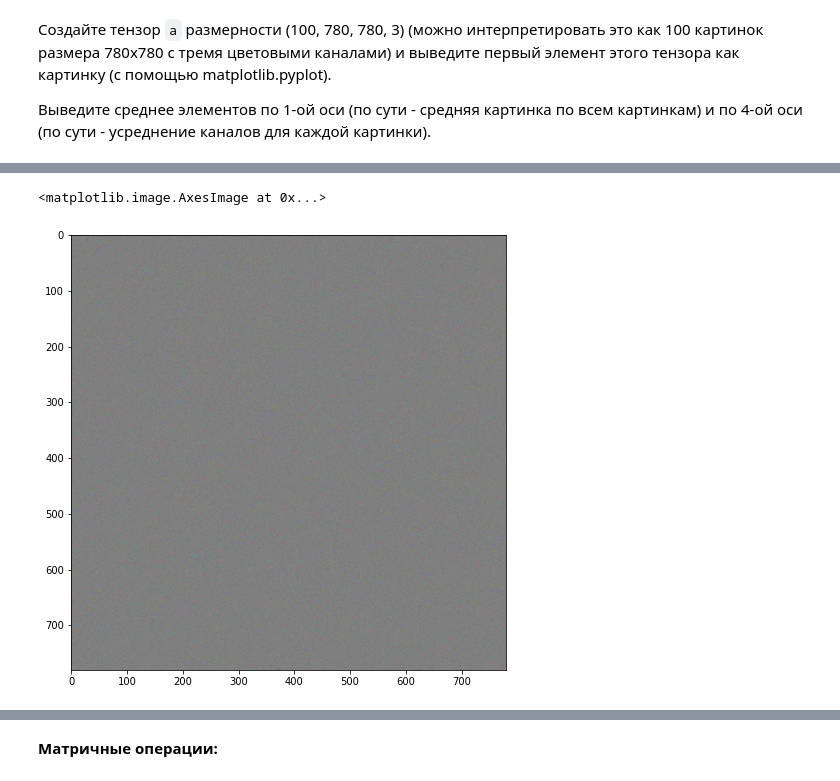
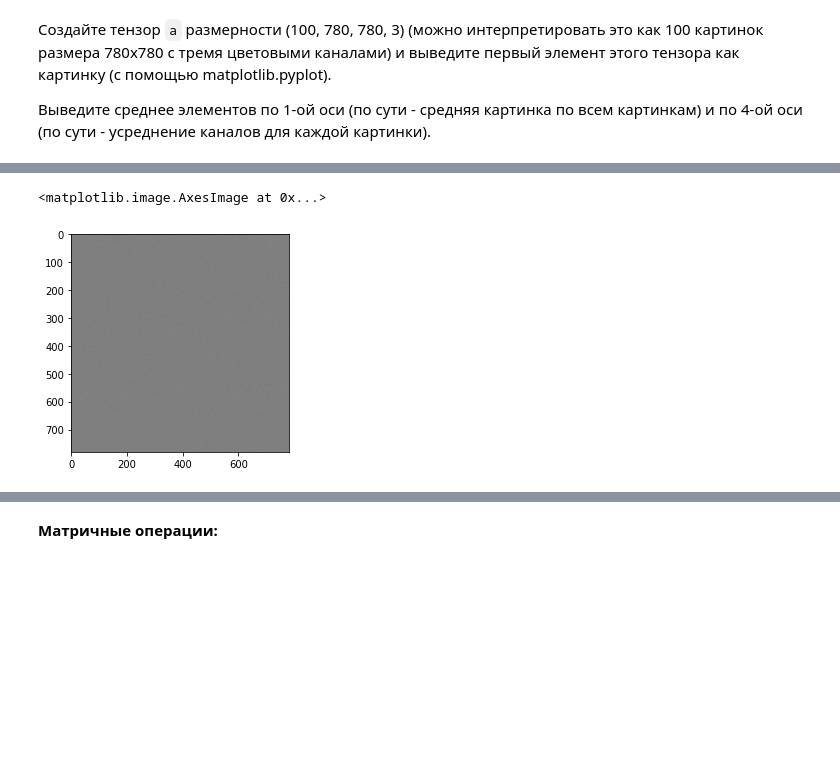
Before and after one commit to bulinayas/Deep-deep-learning, a Jupyter notebook: [seminar]pytorch_basics.ipynb, the cells around one changed output, grey strips where cells are left out. Drawn from its saved outputs; the diff is of its cells as text; code cells hidden in the pictures; blank space fills up the shorter version.

```diff
--- a/[seminar]pytorch_basics.ipynb
+++ b/[seminar]pytorch_basics.ipynb
@@ -595,9 +599,8 @@ torch.Size([100, 780, 780])
 # %%
-b=a.mean(axis=0)
+meanIm = a.mean(0)
-# %%
-fig,ax=plt.subplots(1,1,figsize=(16,8))
-ax.imshow(b) #средняя картинка по всем картинкам
-# %% [output]
-<matplotlib.image.AxesImage at 0x...>
-[figure, removed]
+# %%
+plt.imshow(meanIm)
+# %% [output]
+<matplotlib.image.AxesImage at 0x...>
+[figure, added]
 # %%
```
Also changed, not shown: parts of 57 cells of this notebook.
